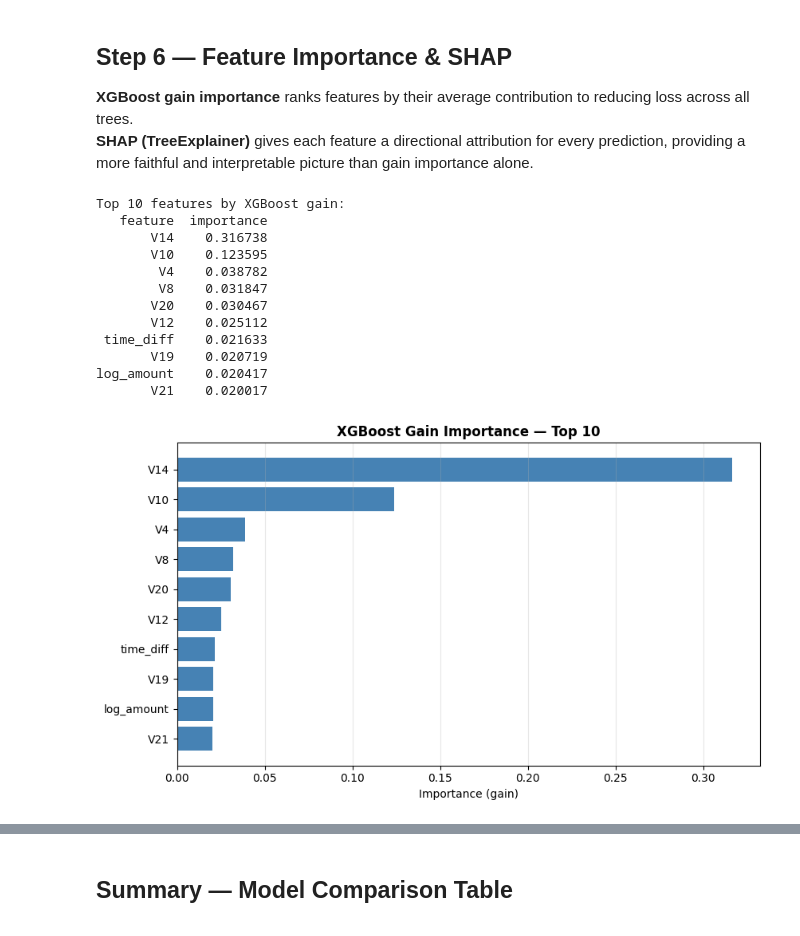
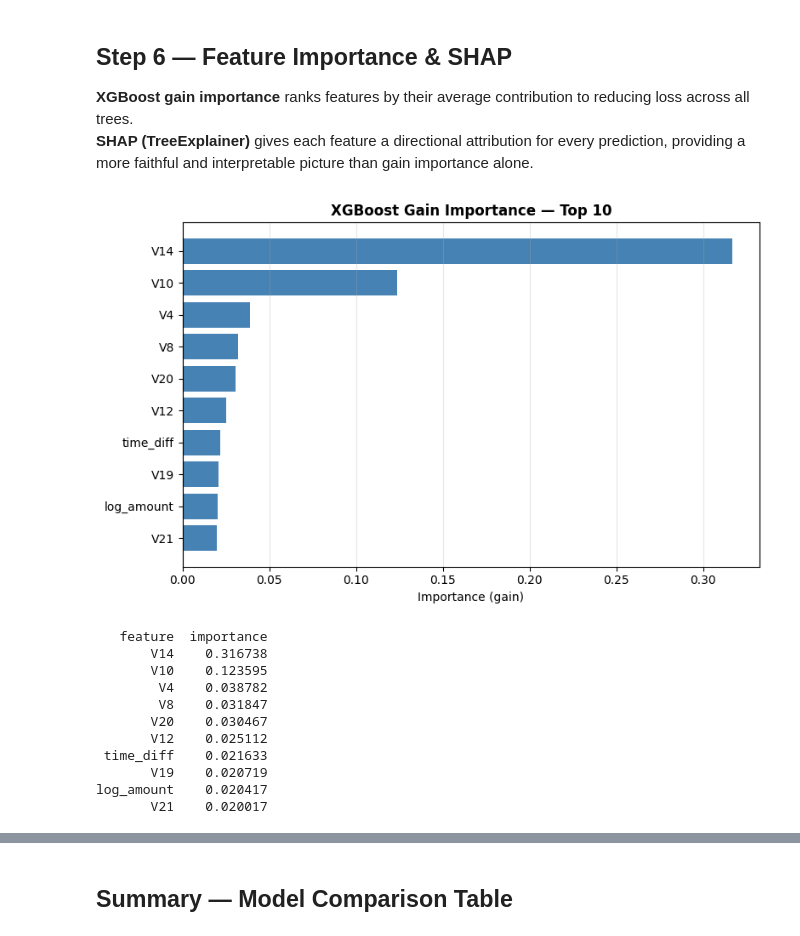
Before and after one commit to sanjaykeyan/CreditCard_fraud_detection, a Jupyter notebook: 03_xgboost_model.ipynb, the cells around one changed output, grey strips where cells are left out. Cells and saved outputs as stored; diff of their text form; code cells hidden in the pictures.

```diff
--- a/03_xgboost_model.ipynb
+++ b/03_xgboost_model.ipynb
@@ -482,35 +312,26 @@ Plot saved to data/processed/cost_vs_threshold.png
 **XGBoost gain importance** ranks features by their average contribution to reducing loss across all trees.
 **SHAP (TreeExplainer)** gives each feature a directional attribution for every prediction, providing a more faithful and interpretable picture than gain importance alone.
 # %%
-TOP_N = 10   # show top-N features in both plots
+TOP_N = 10
 
-# ── XGBoost gain importance ───────────────────────────────────────────────────
 imp_df = (
-    pd.DataFrame({
-        "feature"   : FEATURE_COLS,
-        "importance": xgb_model.feature_importances_,
-    })
+    pd.DataFrame({"feature": FEATURE_COLS, "importance": xgb_model.feature_importances_})
     .sort_values("importance", ascending=False)
     .reset_index(drop=True)
 )
 
-fig, axes = plt.subplots(1, 2, figsize=(16, 5))
+fig, ax = plt.subplots(figsize=(8, 5))
+top_imp = imp_df.head(TOP_N)
+ax.barh(top_imp["feature"][::-1], top_imp["importance"][::-1], color="steelblue")
+ax.set_title(f"XGBoost Gain Importance — Top {TOP_N}", fontweight="bold")
+ax.set_xlabel("Importance (gain)")
+ax.grid(axis="x", alpha=0.3)
+plt.tight_layout()
+plt.show()
 
-# Left: XGB gain importance
-top_imp = imp_df.head(TOP_N)
-axes[0].barh(top_imp["feature"][::-1], top_imp["importance"][::-1], color="steelblue")
-axes[0].set_title(f"XGBoost Gain Importance — Top {TOP_N}", fontweight="bold")
-axes[0].set_xlabel("Importance (gain)")
-axes[0].grid(axis="x", alpha=0.3)
-
-# Right: placeholder labels while SHAP computes (fill in below)
-axes[1].set_visible(False)           # will replace with SHAP beeswarm
-
-plt.tight_layout()
-print("Top 10 features by XGBoost gain:")
 print(imp_df.head(TOP_N).to_string(index=False))
 # %% [output]
+[figure, new version]
-Top 10 features by XGBoost gain:
    feature  importance
        V14    0.316738
        V10    0.123595
@@ -522,7 +343,6 @@ Top 10 features by XGBoost gain:
        V19    0.020719
 log_amount    0.020417
        V21    0.020017
-[figure, old version]
 # %%
 import shap
 
```
Also changed, not shown: parts of 8 cells of this notebook, 15 other files.
